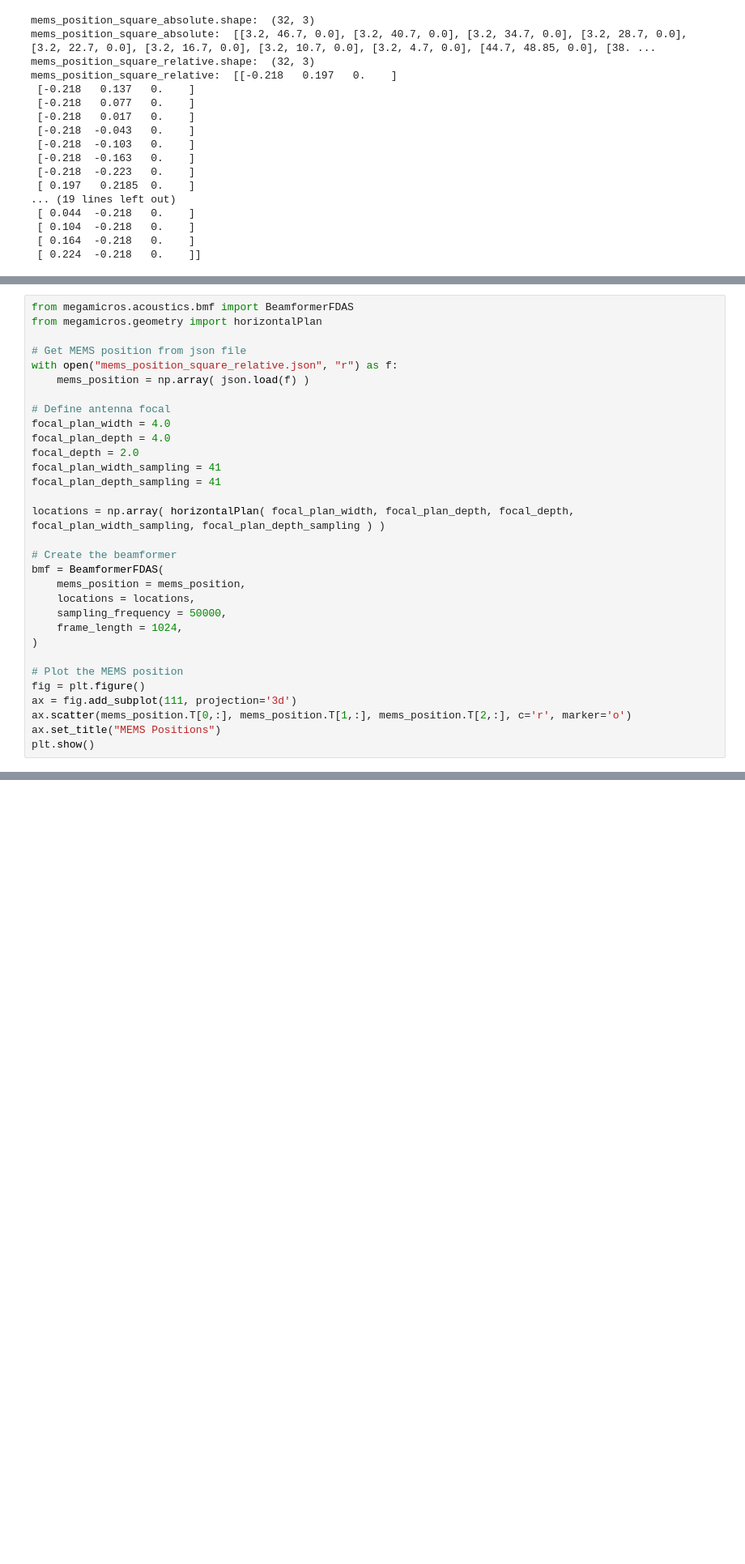
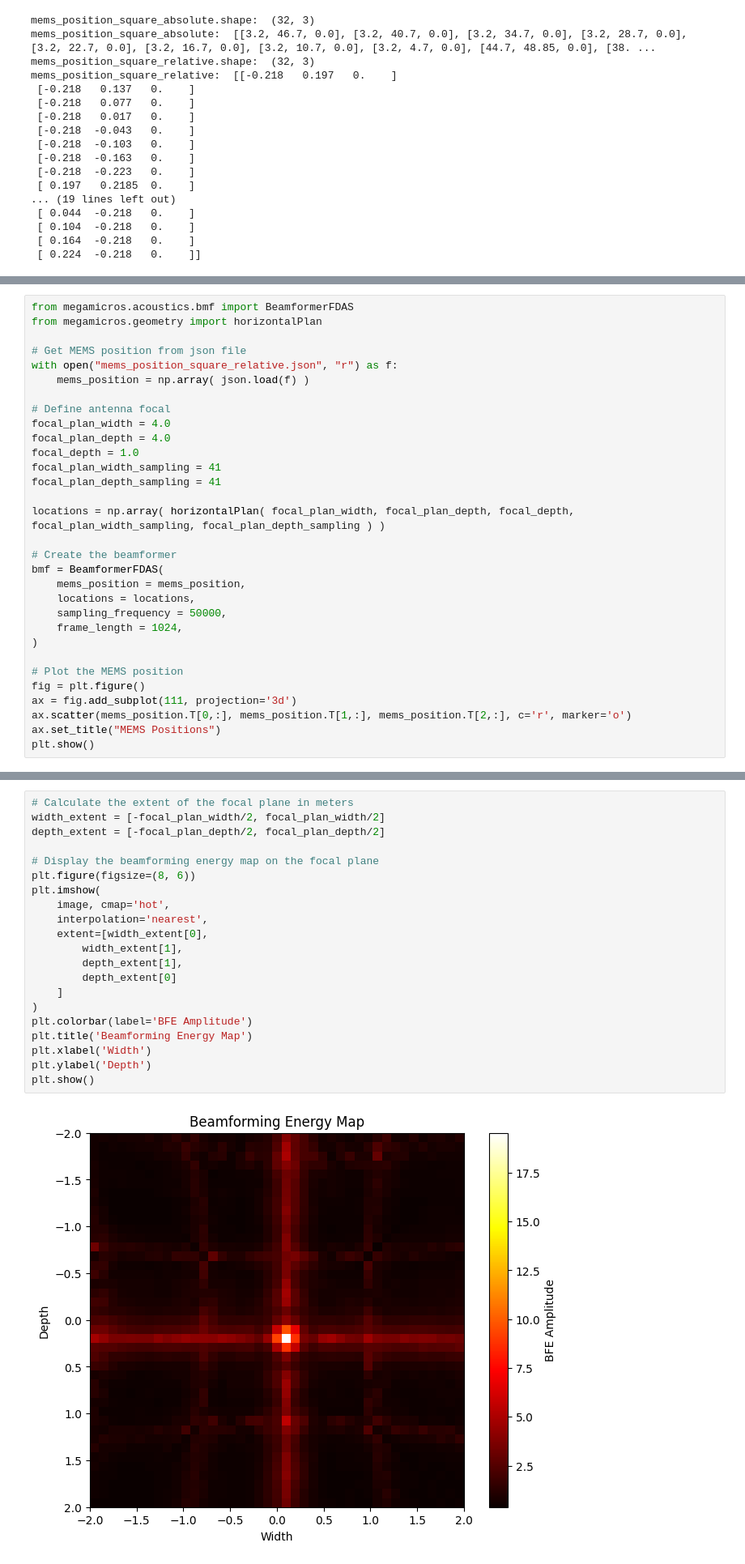
Before and after one commit to bimea/megamicros, a Jupyter notebook: notebooks/04_getstarted_BMF.ipynb, the cells around one changed output, grey strips where cells are left out. Shown at 81% size. Drawn from its saved outputs; the diff is of its cells as text; blank space fills up the shorter version.

```diff
--- a/notebooks/04_getstarted_BMF.ipynb
+++ b/notebooks/04_getstarted_BMF.ipynb
@@ -294,7 +294,7 @@ with open("mems_position_square_relative.json", "r") as f:
 # Define antenna focal
 focal_plan_width = 4.0
 focal_plan_depth = 4.0
-focal_depth = 2.0
+focal_depth = 1.0
 focal_plan_width_sampling = 41
 focal_plan_depth_sampling = 41
 
@@ -340,0 +342,23 @@ ValueError: operands could not be broadcast together with shapes (512,1,31) (512
+# %%
+# Calculate the extent of the focal plane in meters
+width_extent = [-focal_plan_width/2, focal_plan_width/2]
+depth_extent = [-focal_plan_depth/2, focal_plan_depth/2]
+
+# Display the beamforming energy map on the focal plane
+plt.figure(figsize=(8, 6))
+plt.imshow(
+    image, cmap='hot',
+    interpolation='nearest',
+    extent=[width_extent[0],
+        width_extent[1],
+        depth_extent[1],
+        depth_extent[0]
+    ]
+)
+plt.colorbar(label='BFE Amplitude')
+plt.title('Beamforming Energy Map')
+plt.xlabel('Width')
+plt.ylabel('Depth')
+plt.show()
+# %% [output]
+[figure, added]
```
Also changed, not shown: parts of 3 cells of this notebook, 1 other file.
